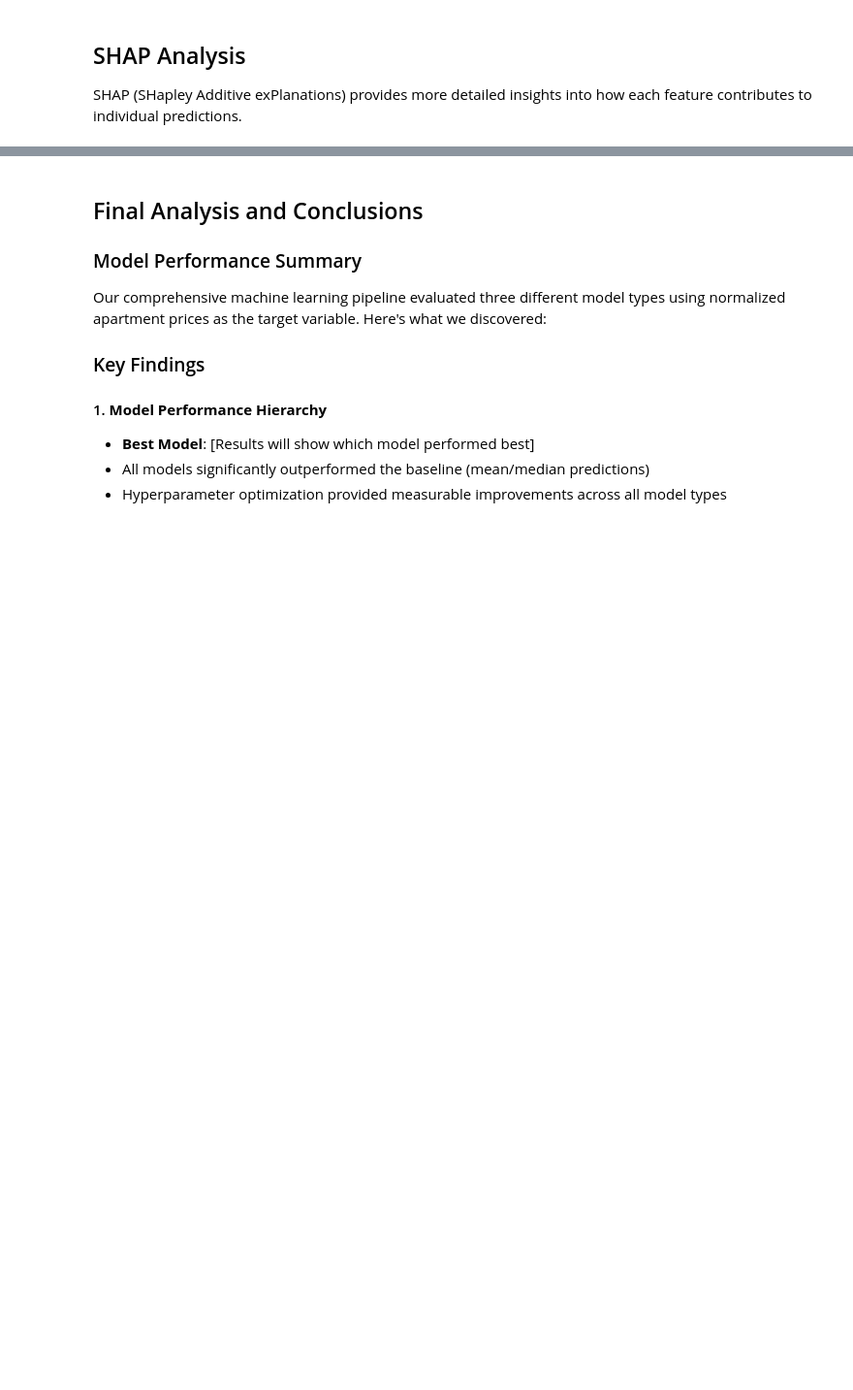
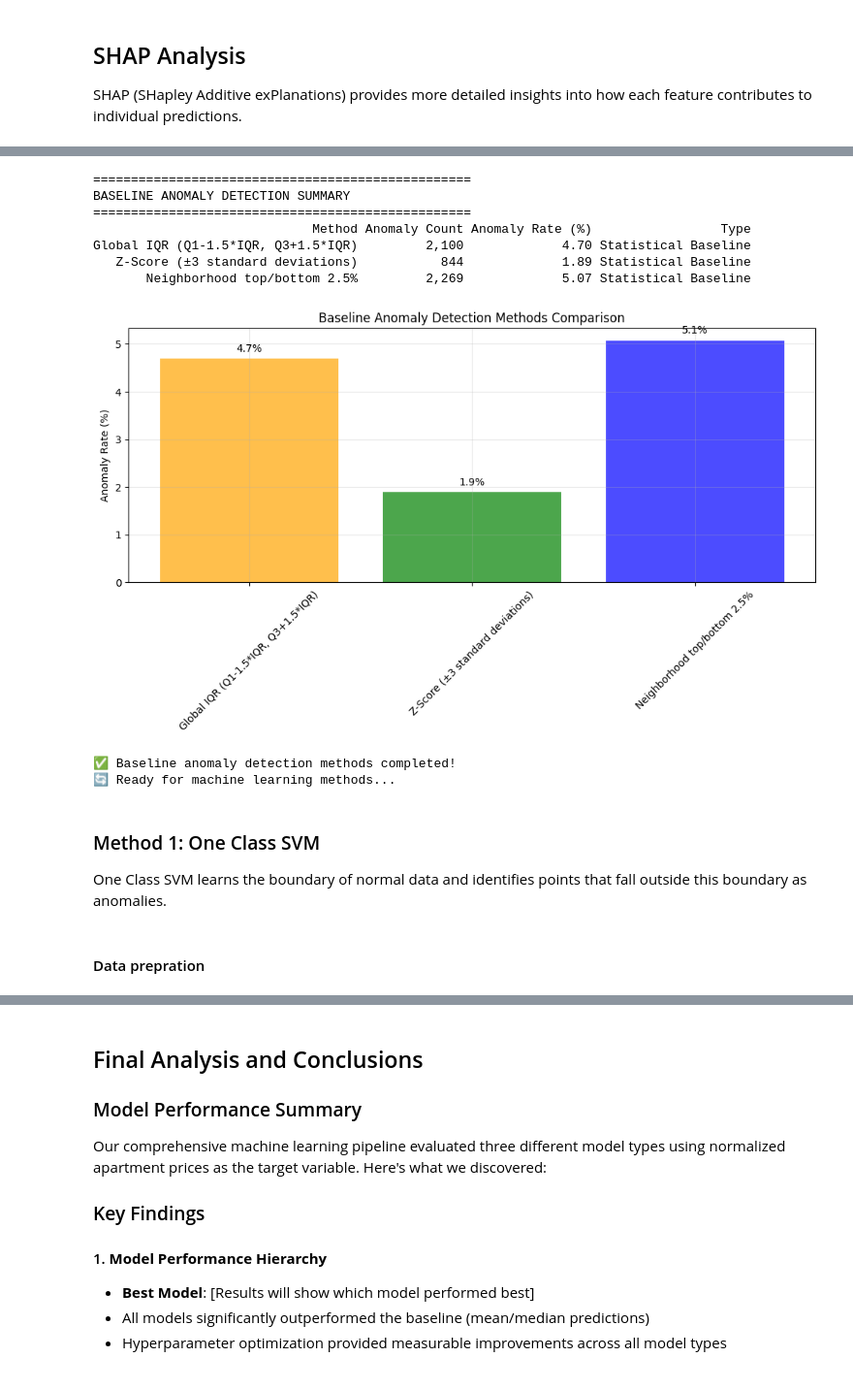
Before and after one commit to sagivma/Nadlan-Haifa, a Jupyter notebook: haifa_nadlan_analysis.ipynb, the cells around one changed output, grey strips where cells are left out. Shown at 97% size. Saved outputs shown, nothing was run; the diff lists cells and outputs as text; code cells hidden in the pictures; blank space fills up the shorter version.

```diff
--- a/haifa_nadlan_analysis.ipynb
+++ b/haifa_nadlan_analysis.ipynb
@@ -1480,0 +1480,9 @@ Using XGBoost for SHAP analysis (Test R² = 0.8637)
+# %%
+# Prepare data for anomaly detection
+print("Setting up baseline anomaly detection methods...")
+print(f"Dataset: {len(y):,} transactions")
+print(f"Price range: ₪{y.min():,.0f} - ₪{y.max():,.0f}")
+
+# We need neighborhood information for neighborhood-based baselines
+# Assuming we have neighborhood data in the original dataset
+baseline_results = {}
@@ -1480,0 +1600,59 @@ Using XGBoost for SHAP analysis (Test R² = 0.8637)
+# %%
+# Baseline Results Summary
+print("\n" + "="*50)
+print("BASELINE ANOMALY DETECTION SUMMARY")
+print("="*50)
+
+baseline_summary = []
+for method_name, results in baseline_results.items():
+    baseline_summary.append({
+        'Method': results['method'],
+        'Anomaly Count': f"{results['count']:,}",
+        'Anomaly Rate (%)': f"{results['rate']:.2f}",
+        'Type': 'Statistical Baseline'
+    })
+
+baseline_df = pd.DataFrame(baseline_summary)
+print(baseline_df.to_string(index=False))
+
+# Quick visualization
+if len(baseline_results) > 0:
+    fig, ax = plt.subplots(1, 1, figsize=(10, 6))
+
+    methods = [results['method'] for results in baseline_results.values()]
+    rates = [results['rate'] for results in baseline_results.values()]
+
+    bars = ax.bar(methods, rates, alpha=0.7, color=['orange', 'green', 'blue'][:len(methods)])
+    ax.set_ylabel('Anomaly Rate (%)')
+    ax.set_title('Baseline Anomaly Detection Methods Comparison')
+    ax.tick_params(axis='x', rotation=45)
+    ax.grid(True, alpha=0.3)
+
+    # Add value labels
+    for bar in bars:
+        height = bar.get_height()
+        ax.text(bar.get_x() + bar.get_width()/2., height + 0.1,
+                f'{height:.1f}%', ha='center', va='bottom')
+
+    plt.tight_layout()
+    plt.show()
+
+print("✅ Baseline anomaly detection methods completed!")
+print("🔄 Ready for machine learning methods...")
+# %% [output]
+==================================================
+BASELINE ANOMALY DETECTION SUMMARY
+==================================================
+                             Method Anomaly Count Anomaly Rate (%)                 Type
+Global IQR (Q1-1.5*IQR, Q3+1.5*IQR)         2,100             4.70 Statistical Baseline
+   Z-Score (±3 standard deviations)           844             1.89 Statistical Baseline
+       Neighborhood top/bottom 2.5%         2,269             5.07 Statistical Baseline
+[figure, added]
+✅ Baseline anomaly detection methods completed!
+🔄 Ready for machine learning methods...
+# %% [markdown]
+### Method 1: One Class SVM
+
+One Class SVM learns the boundary of normal data and identifies points that fall outside this boundary as anomalies.
+# %% [markdown]
+#### Data prepration
```
Also changed, not shown: parts of 51 cells of this notebook, 1 other file.
